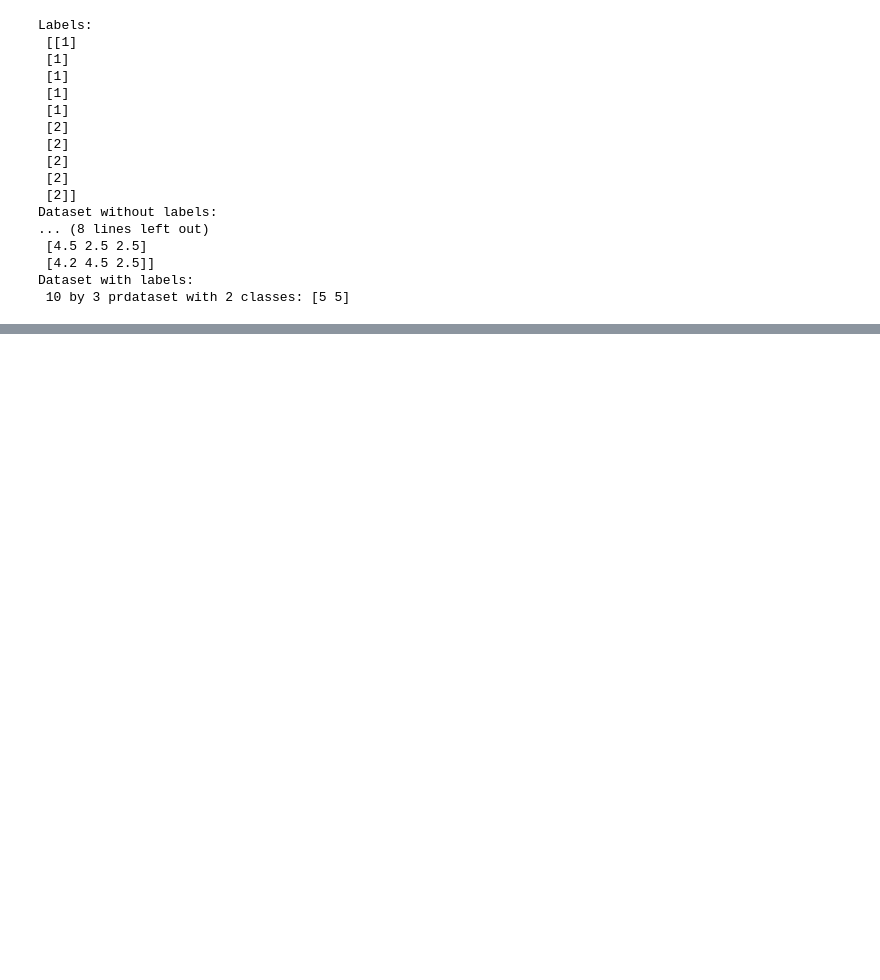
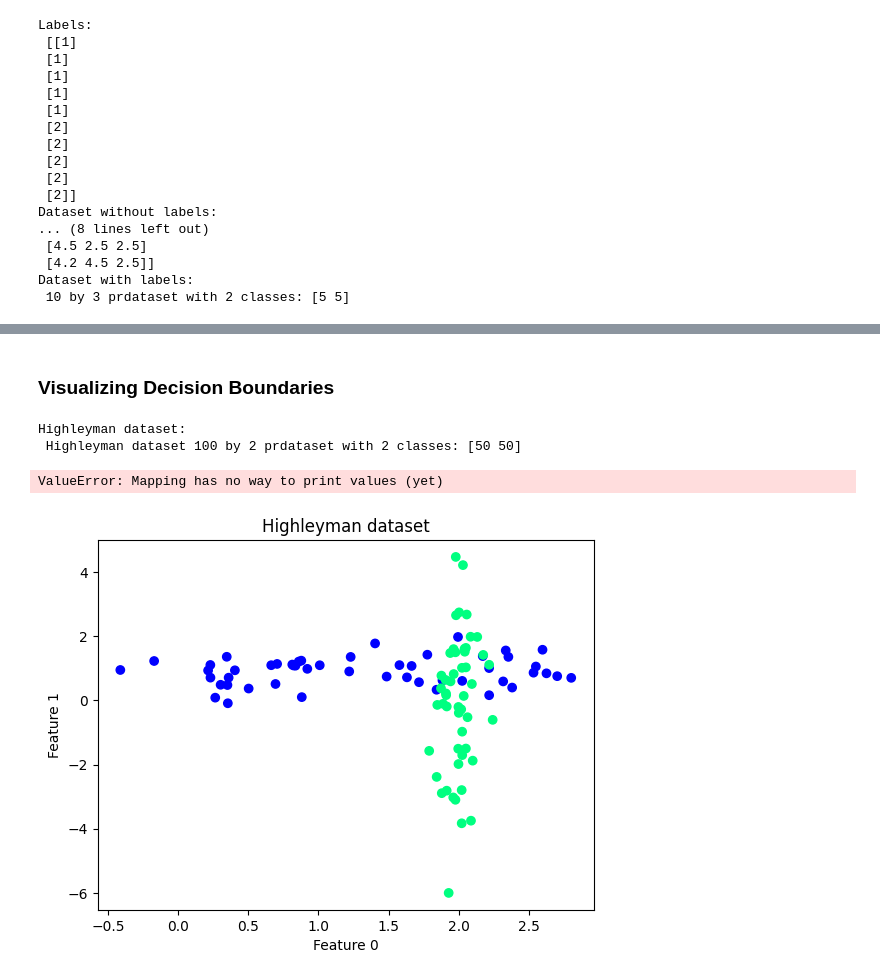
Before and after one commit to nadinekuo/MachineLearning1-Labs, a Jupyter notebook: 1-Basics-of-ML/1.1-decision-theory.ipynb, the cells around one changed output, grey strips where cells are left out. Cells and saved outputs as stored; diff of their text form; code cells hidden in the pictures; blank space fills up the shorter version.

```diff
--- a/1-Basics-of-ML/1.1-decision-theory.ipynb
+++ b/1-Basics-of-ML/1.1-decision-theory.ipynb
@@ -63,0 +127,20 @@ Dataset with labels:
+# %% [markdown]
+### Visualizing Decision Boundaries
+# %%
+# Higleyman dataset
+highleyman = pr.gendath()
+print('Highleyman dataset: \n', highleyman)
+
+parzen = pr.parzenc(highleyman)
+pr.scatterd(highleyman)
+# pr.plotc(parzen)          # decision boundary of the classifier (not the true boundary)
+
+# Get the classification rate using testc -> does it correspond to what we see in the plot?
+# TODO: is this the error rate??
+err = pr.testc(parzen)
+print('Classification rate: ', err)
+# %% [output]
+Highleyman dataset:
+ Highleyman dataset 100 by 2 prdataset with 2 classes: [50 50]
+ValueError: Mapping has no way to print values (yet)
+[figure, added]
```
Also changed, not shown: parts of 14 cells of this notebook, 5 other files.
